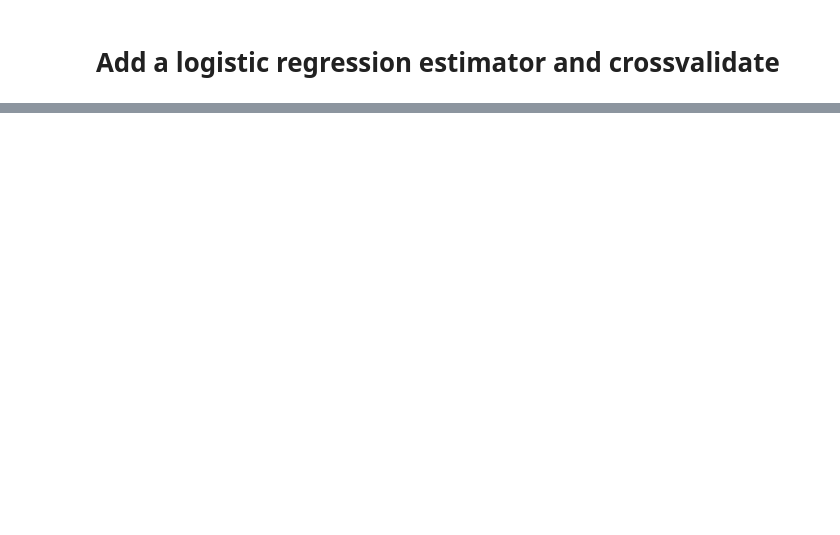
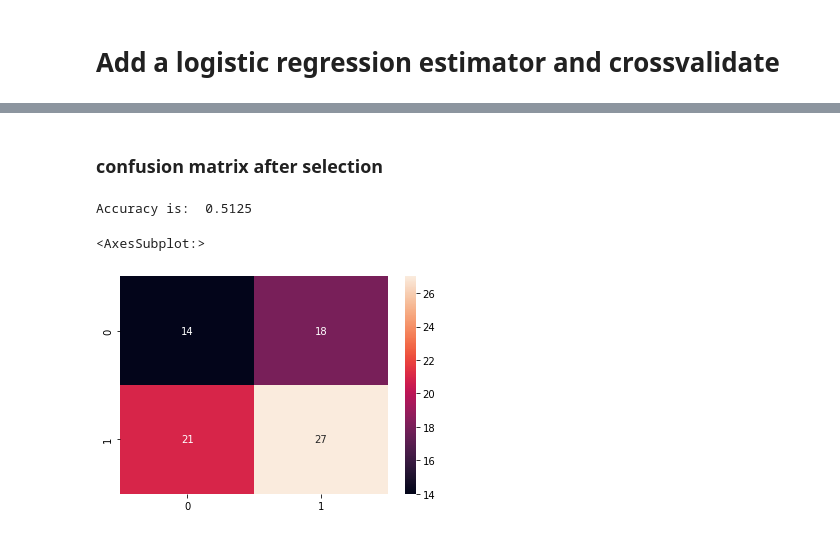
Before and after one commit to viiktoria/kidney_kids, a Jupyter notebook: kidney_kids/Model_evaluation.ipynb, the cells around one changed output, grey strips where cells are left out. Cells and saved outputs as stored; diff of their text form; code cells hidden in the pictures; blank space fills up the shorter version.

```diff
--- a/kidney_kids/Model_evaluation.ipynb
+++ b/kidney_kids/Model_evaluation.ipynb
@@ -345,0 +351,18 @@ selector.estimator_.coef_
+# %% [markdown]
+### confusion matrix after selection
+# %%
+X_train_2 = best_RF.transform(X_train_final)
+X_test_2 = best_RF.transform(X_test_final)
+
+#random forest classifier
+
+clf_rf_2 = RandomForestClassifier()
+clr_rf_2 = clf_rf_2.fit(X_train_2,y_train)
+ac_2 = accuracy_score(y_test,clf_rf_2.predict(X_test_2))
+print('Accuracy is: ',ac_2)
+cm_2 = confusion_matrix(y_test,clf_rf_2.predict(X_test_2))
+sns.heatmap(cm_2,annot=True,fmt="d")
+# %% [output]
+Accuracy is:  0.5125
+<AxesSubplot:>
+[figure, added]
```
Also changed, not shown: parts of 49 cells of this notebook.
